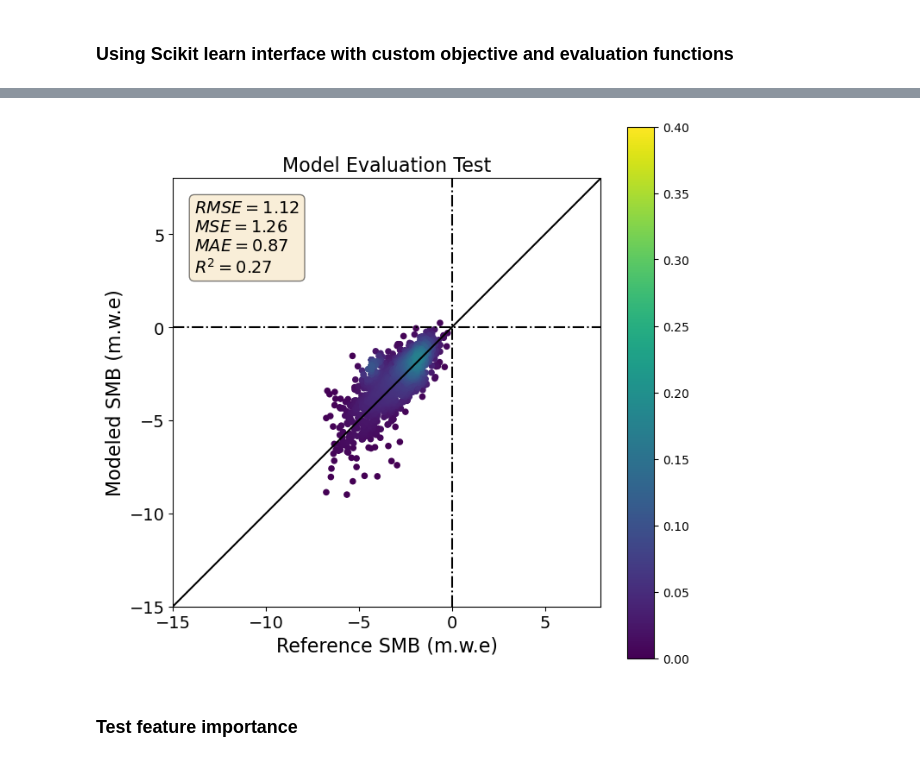
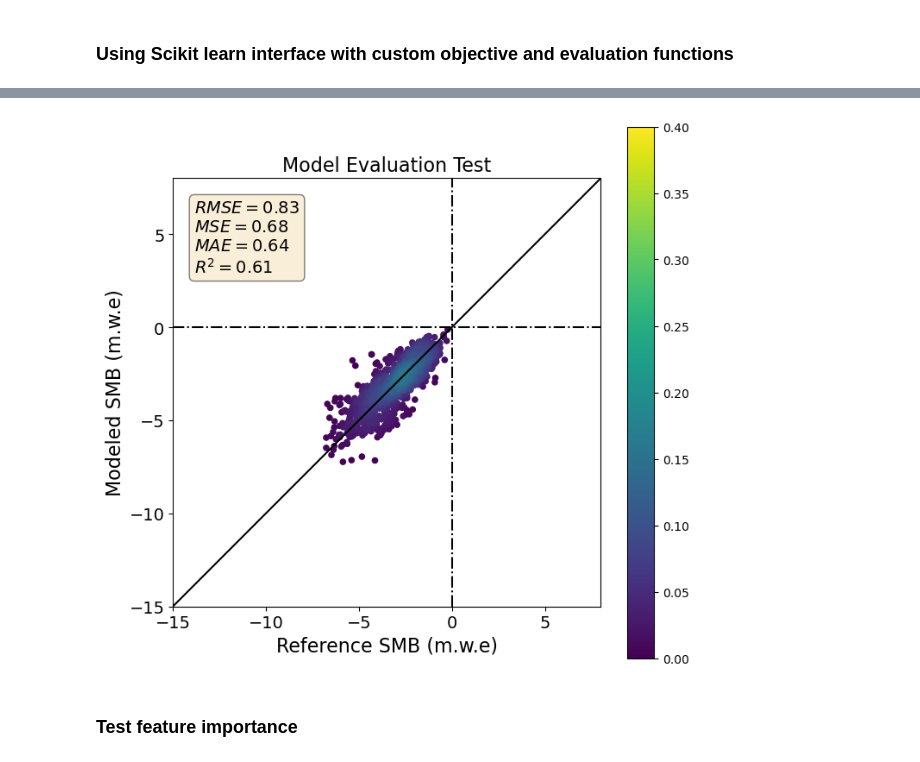
Before and after one commit to khsjursen/ML_MB_Norway, a Jupyter notebook: test_custom_loss.ipynb, the cells around one changed output, grey strips where cells are left out. Cells and saved outputs as stored; diff of their text form; code cells hidden in the pictures.

Commit message:
fixed duplicate bug in summer mb test and put together training and test datasets with summer, winter and annual mb at monthly resolution

```diff
--- a/test_custom_loss.ipynb
+++ b/test_custom_loss.ipynb
@@ -342,6 +325,6 @@ df_train_summer_clean.columns.to_list()
 # %%
 # Columns that are not monthly climate variables (identifiers and static variables)
-id_vars = ['BREID', 'altitude','balance','aspect','slope','altitude_climate','n_months']
+id_vars = ['id','BREID', 'altitude','balance','aspect','slope','altitude_climate','n_months']
 
 # Extract the unique variable names and month names from the column names
 #variables = set(col.split('_')[0] for col in df.columns if col not in id_vars)
@@ -370,7 +353,7 @@ for var in variables:
 # Combine all reshaped DataFrames
 df_final = df_list[0]
 for df_temp in df_list[1:]:
-    df_final = pd.merge(df_final, df_temp, on=id_vars + ['month'], how='outer')
+    df_final = pd.merge(df_final, df_temp, on=id_vars + ['month'], how='left')
 
 # Sort the DataFrame based on ID variables and month
 df_final = df_final.sort_values(by=id_vars + ['month'])
@@ -443,6 +426,7 @@ df_test_all = pd.concat([df_test_annual_clean, df_test_summer_clean, df_test_win
 df_test_all.reset_index(drop=True, inplace=True)
 # %%
 df_test_summer_clean = df_test_summer_clean.dropna(axis=1, how='all')
+df_test_summer_clean.insert(0, 'id', list(range(len(df_test_summer_clean))))
 # %%
 df_test_summer_clean
 # %% [output]
@@ -462,6 +446,6 @@ df_test_summer_clean
 # %%
 # Columns that are not monthly climate variables (identifiers and static variables)
-id_vars = ['BREID', 'altitude','balance','aspect','slope','altitude_climate','n_months']
+id_vars = ['id','BREID', 'altitude','balance','aspect','slope','altitude_climate','n_months']
 
 # Extract the unique variable names and month names from the column names
 #variables = set(col.split('_')[0] for col in df.columns if col not in id_vars)
@@ -490,7 +474,7 @@ for var in variables:
 # Combine all reshaped DataFrames
 df_test_final = df_list[0]
 for df_temp in df_list[1:]:
-    df_test_final = pd.merge(df_test_final, df_temp, on=id_vars + ['month'], how='outer')
+    df_test_final = pd.merge(df_test_final, df_temp, on=id_vars + ['month'], how='left')
 
 # Sort the DataFrame based on ID variables and month
 df_test_final = df_test_final.sort_values(by=id_vars + ['month'])
@@ -555,16 +539,18 @@ df_final
 # %%
-# Calculate the number of unique integers needed
-length = len(df_final)
-num_months = 5
+# # Calculate the number of unique integers needed
+# length = len(df_final)
+# num_months = 5
 
-num_integers = length // num_months
+# num_integers = length // num_months
 
-# Create the array with integers repeated 5 times
-repeated_integers = np.repeat(np.arange(1, num_integers + 1), num_months)
+# # Create the array with integers repeated 5 times
+# repeated_integers = np.repeat(np.arange(1, num_integers + 1), num_months)
 
-# Truncate the array if it exceeds the desired length
-#if len(repeated_integers) > length:
-#    repeated_integers = repeated_integers[:length]
+# # Truncate the array if it exceeds the desired length
+# #if len(repeated_integers) > length:
+# #    repeated_integers = repeated_integers[:length]
 
-# Add the new array as the first column in the DataFrame
-df_final.insert(0, 'id', repeated_integers)
+# # Add the new array as the first column in the DataFrame
+# df_final.insert(0, 'id', repeated_integers)
+
+# df_final
@@ -1142,13 +1112,21 @@ plot_prediction(y_val_all, y_pred_all, 'Validation', n_toplot=20000)
 # %%
-#dtest = xgb.DMatrix(X_test)
+# Select features for testing
+df_test_X = df_test_final.drop(['balance','BREID','n_months','month','id'], axis=1)
+
+# Select labels for testing
+df_test_y = df_test_final[['balance']]
+
+# Get arrays of features and targets
+X_test, y_test = df_test_X.values, df_test_y.values
+
 fitted_model.fit(X_train, y_train)
 
 preds_test = fitted_model.predict(X_test)
 y_test_pred_sum = preds_test.reshape(-1, 5).sum(axis=1)
 y_test_mean = y_test.reshape(-1,5).mean(axis=1)
 plot_prediction(y_test_mean, y_test_pred_sum, data_type='Test')
 # %% [output]
-[figure, old version]
+[figure, new version]
 # %% [markdown]
 ### Test feature importance
 # %%
```
Also changed, not shown: parts of 37 cells of this notebook.
